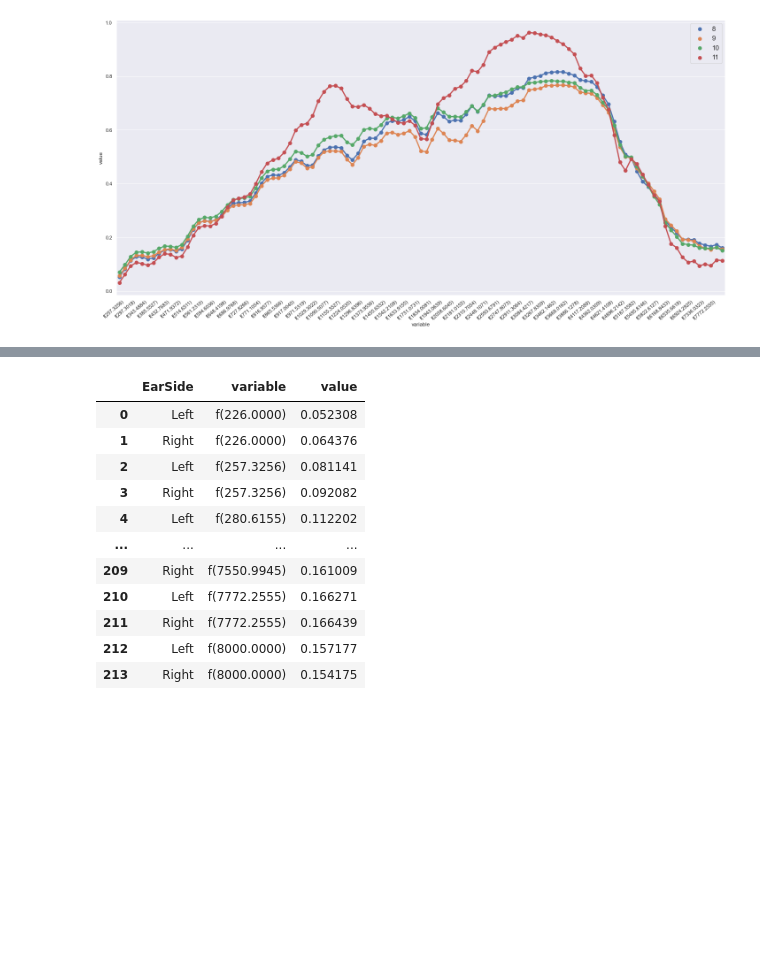
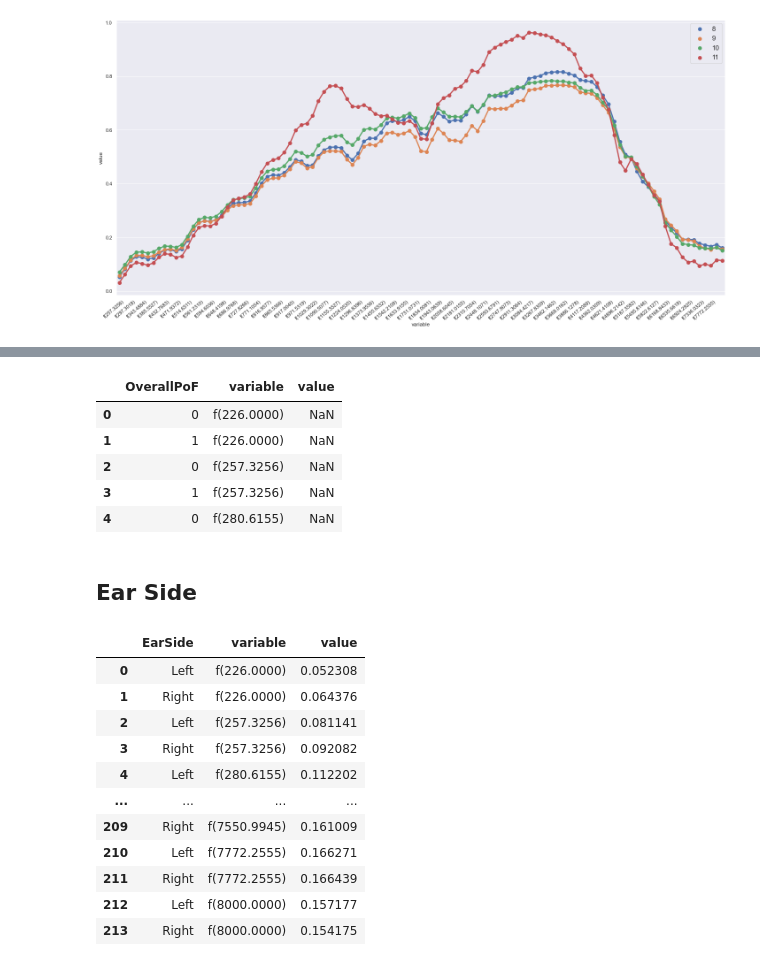
Before and after one commit to Charlene-L/CITS5553-Capstone-Project, a Jupyter notebook: EDA/Benjamin/eda_collated.ipynb, the cells around one changed output, grey strips where cells are left out. Saved outputs shown, nothing was run; the diff lists cells and outputs as text; code cells hidden in the pictures; blank space fills up the shorter version.

```diff
--- a/EDA/Benjamin/eda_collated.ipynb
+++ b/EDA/Benjamin/eda_collated.ipynb
@@ -416,0 +423,4 @@ plt.show();
+# %%
+age_df = df[['AgeY', 'OverallPoF'] + freq_cols]
+age_df_11 = age_df[age_df['AgeY']>=11]
+age_df_11
@@ -417 +429,17 @@ plt.show();
+# %%
+age11_pof_df = age_df_11[['OverallPoF'] + freq_cols]
+age11_pof_df = age11_pof_df.replace({'OverallPoF':{0: 'Pass', 1: 'Fail'}})
+age11_pof_df = age11_pof_df.groupby('OverallPoF').mean()
+age11_pof_df = age11_pof_df.melt(ignore_index=False)
+age11_pof_df = age11_pof_df.reset_index()
+age11_pof_df.head()
+# %% [output]
+|  | OverallPoF | variable | value |
+| 0 | 0 | f(226.0000) | NaN |
+| 1 | 1 | f(226.0000) | NaN |
+| 2 | 0 | f(257.3256) | NaN |
+| 3 | 1 | f(257.3256) | NaN |
+| 4 | 0 | f(280.6155) | NaN |
+# %% [markdown]
+## Ear Side
 # %%
```
Also changed, not shown: parts of 8 cells of this notebook, 1 other file.
